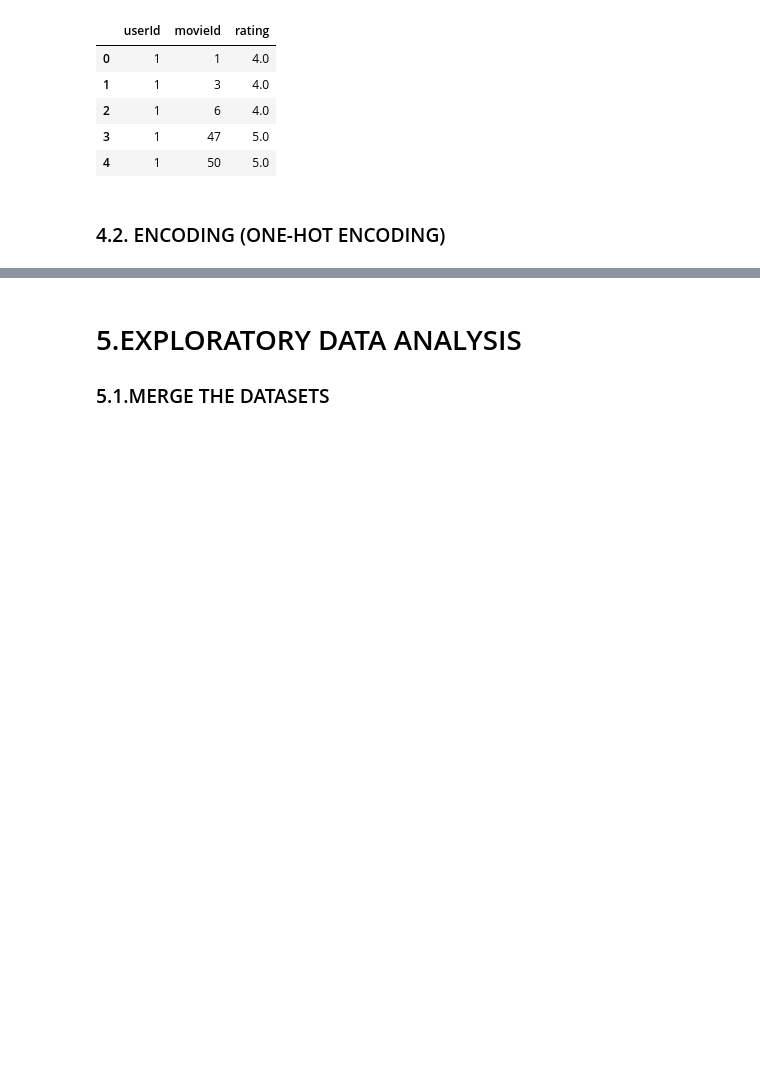
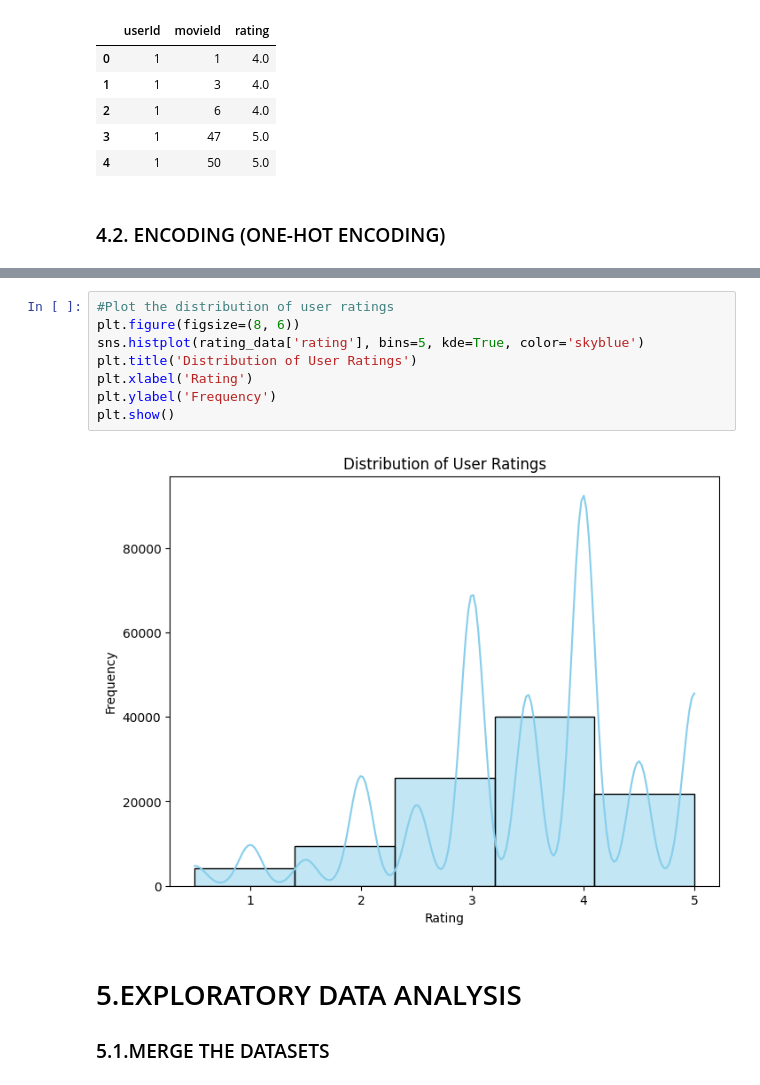
Before and after one commit to Mak-annie/MOVIE-RECS-SYSTEM, a Jupyter notebook: index.ipynb, the cells around one changed output, grey strips where cells are left out. Drawn from its saved outputs; the diff is of its cells as text; blank space fills up the shorter version.

```diff
--- a/index.ipynb
+++ b/index.ipynb
@@ -109,3 +116,13 @@ movie_data.head()
+# %%
+#Plot the distribution of user ratings
+plt.figure(figsize=(8, 6))
+sns.histplot(rating_data['rating'], bins=5, kde=True, color='skyblue')
+plt.title('Distribution of User Ratings')
+plt.xlabel('Rating')
+plt.ylabel('Frequency')
+plt.show()
+# %% [output]
+[figure, added]
 # %% [markdown]
 # 5.EXPLORATORY DATA ANALYSIS
 ###     5.1.MERGE THE DATASETS
```
Also changed, not shown: parts of 11 cells of this notebook.
